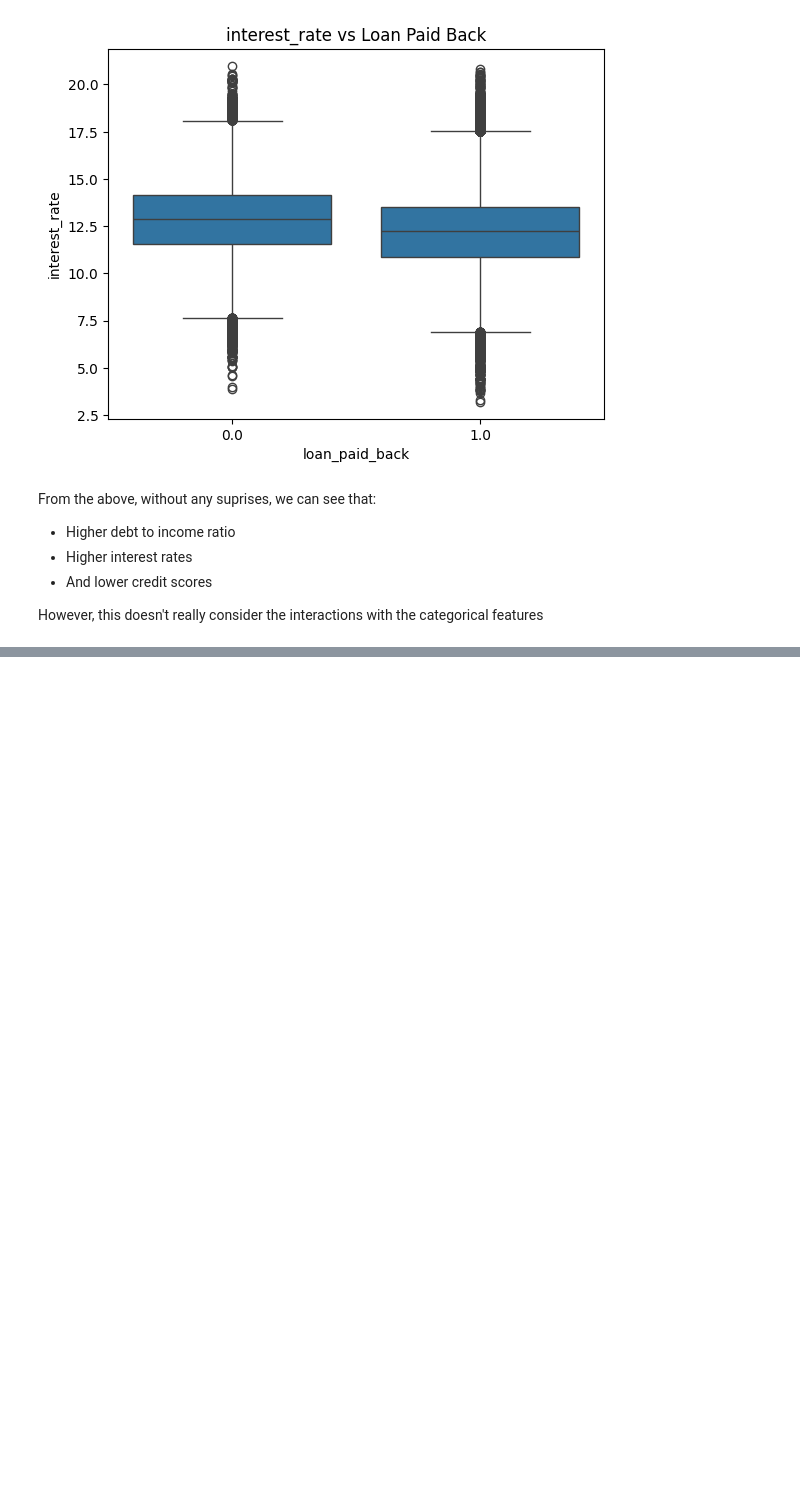
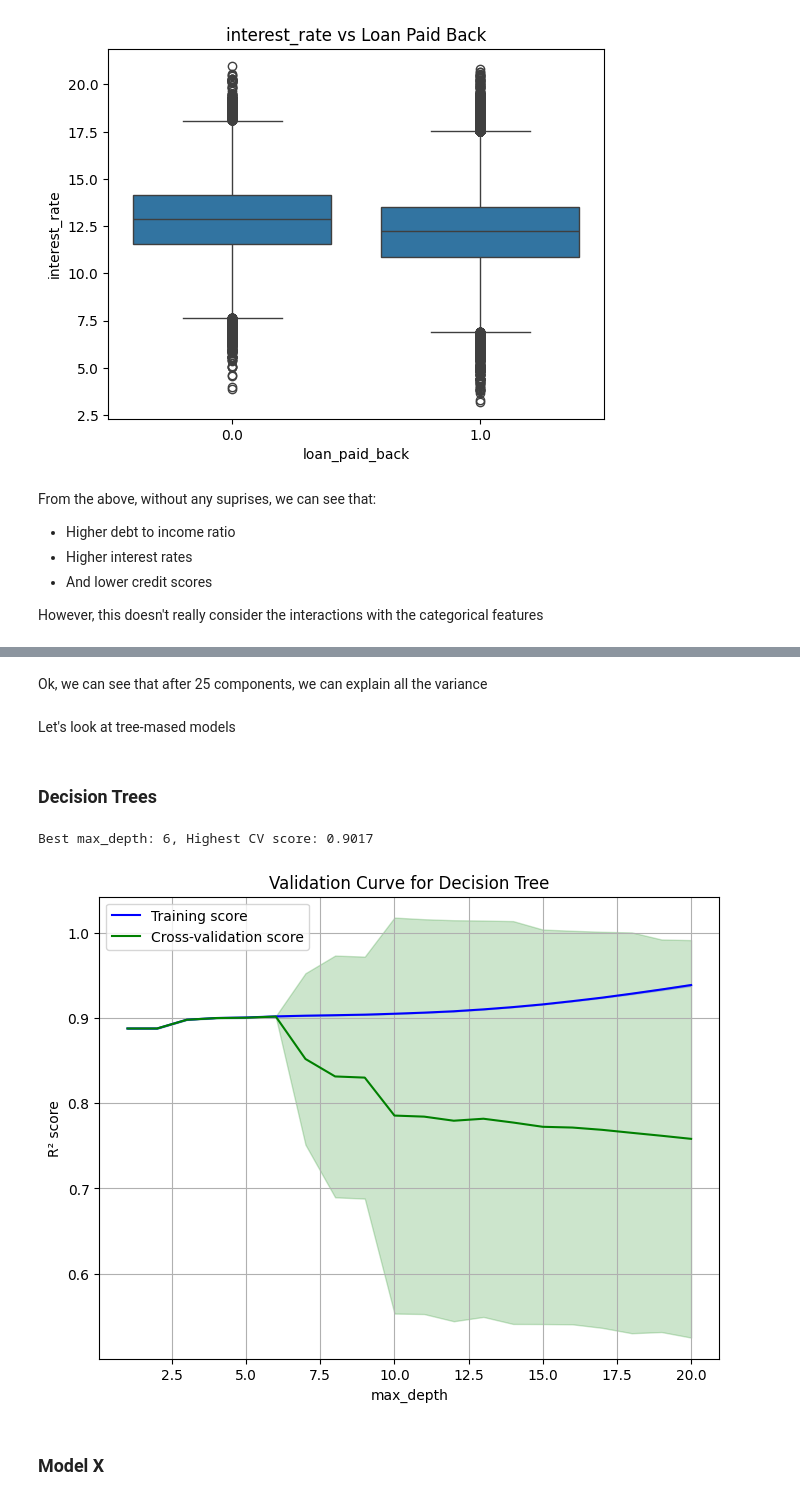
Before and after one commit to JamesB112/Predicting-Loan-Payback, a Jupyter notebook: Scripts/Workbook_001_Exploritory_Analysis.ipynb, the cells around one changed output, grey strips where cells are left out. Cells and saved outputs as stored; diff of their text form; code cells hidden in the pictures; blank space fills up the shorter version.

Commit message:
Update 9/11/2025
PCA of features, as well as Decision trees modelling, fine-tuning & prediction

```diff
--- a/Scripts/Workbook_001_Exploritory_Analysis.ipynb
+++ b/Scripts/Workbook_001_Exploritory_Analysis.ipynb
@@ -254,0 +350,62 @@ However, this doesn't really consider the interactions with the categorical feat
+# %% [markdown]
+Ok, we can see that after 25 components, we can explain all the variance
+# %% [markdown]
+Let's look at tree-mased models
+# %% [markdown]
+### Decision Trees
+# %%
+# Model Test: Decision Tree
+
+# Let's examine how well we can get this model to work
+
+
+# -------------------------------
+# 2️⃣ Define Models
+# -------------------------------
+
+from sklearn.model_selection import validation_curve
+from sklearn.tree import DecisionTreeClassifier
+import matplotlib.pyplot as plt
+import numpy as np
+
+# Example range of max_depth values
+param_range = np.arange(1, 21)
+
+train_scores, test_scores = validation_curve(
+    DecisionTreeClassifier(random_state=42),
+    X, y,
+    param_name="max_depth",
+    param_range=param_range,
+    cv=5,
+    scoring="accuracy",
+    n_jobs=-1
+)
+
+# Compute mean and std
+train_mean = np.mean(train_scores, axis=1)
+train_std = np.std(train_scores, axis=1)
+test_mean = np.mean(test_scores, axis=1)
+test_std = np.std(test_scores, axis=1)
+
+# Find best value and score
+best_idx = np.argmax(test_mean)
+best_param = param_range[best_idx]
+best_score = test_mean[best_idx]
+
+print(f"Best max_depth: {best_param}, Highest CV score: {best_score:.4f}")
+
+# Plot
+plt.figure(figsize=(8,6))
+plt.plot(param_range, train_mean, label="Training score", color="blue")
+plt.fill_between(param_range, train_mean - train_std, train_mean + train_std, alpha=0.2, color="blue")
+plt.plot(param_range, test_mean, label="Cross-validation score", color="green")
+plt.fill_between(param_range, test_mean - test_std, test_mean + test_std, alpha=0.2, color="green")
+plt.xlabel("max_depth")
+plt.ylabel("R² score")
+plt.title("Validation Curve for Decision Tree")
+plt.legend()
+plt.grid(True)
+plt.show()
+# %% [output]
+Best max_depth: 6, Highest CV score: 0.9017
+[figure, added]
@@ -254,0 +492,2 @@ However, this doesn't really consider the interactions with the categorical feat
+# %% [markdown]
+### Model X
```
Also changed, not shown: parts of 14 cells of this notebook, 2 other files.
